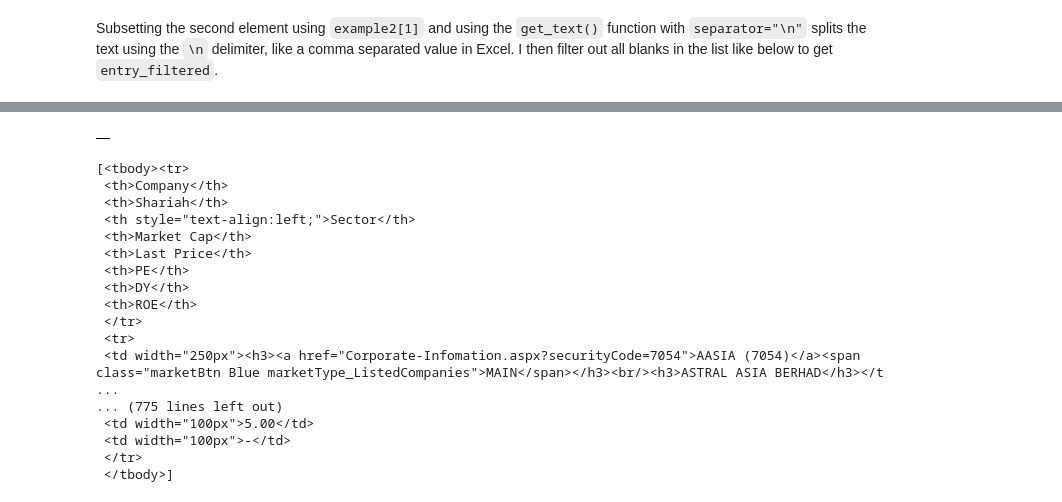
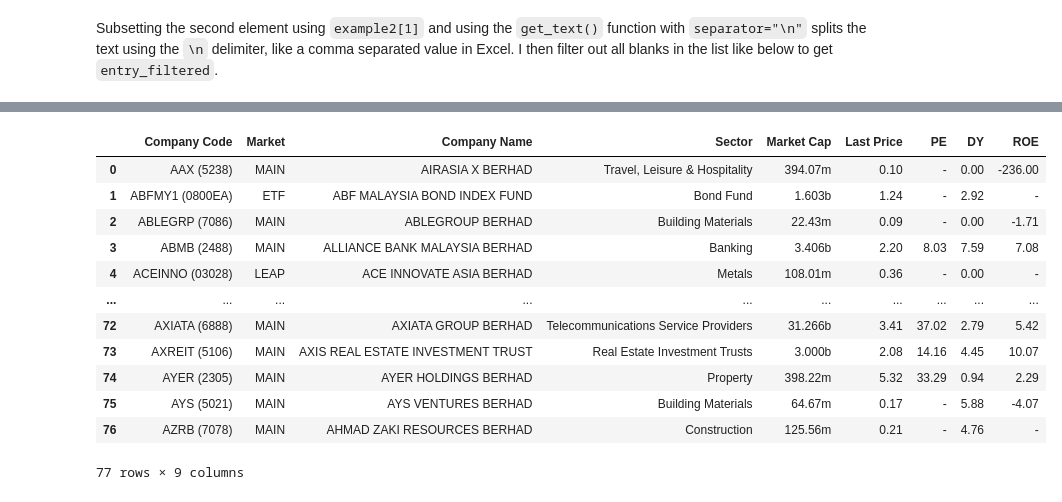
Before and after one commit to atlas-github/fi_analytics, a Jupyter notebook: Chapter_4_Enrich_your_datasets_by_web_scraping_using_Beautiful_Soup.ipynb, the cells around one changed output, grey strips where cells are left out. Drawn from its saved outputs; the diff is of its cells as text; code cells hidden in the pictures.

```diff
--- a/Chapter_4_Enrich_your_datasets_by_web_scraping_using_Beautiful_Soup.ipynb
+++ b/Chapter_4_Enrich_your_datasets_by_web_scraping_using_Beautiful_Soup.ipynb
@@ -152,7 +152,7 @@ example#2 = [x for x in example if x != "\n"]
 # %% [markdown]
 Subsetting the second element using `example2[1]` and using the `get_text()` function with `separator="\n"` splits the text using the `\n` delimiter, like a comma separated value in Excel.  I then filter out all blanks in the list like below to get `entry_filtered`.
 # %%
-entry = example2[1].get_text(separator="\n").split("\n")
+entry = list(example[1])[2].get_text(separator="\n").split("\n")
 entry_filtered = [x for x in entry if x]
 entry_filtered
 # %% [output]
@@ -160,46 +168,38 @@ IndexError: ignored
 # %%
 import requests
 import pandas as pd
 from bs4 import BeautifulSoup
 
 url =  'https://www.malaysiastock.biz/Listed-Companies.aspx?type=A&value=A'
 
 response = requests.get(url)
 soup = BeautifulSoup(response.text, "html.parser")
 table = soup.findAll('table', {'class': 'marketWatch'})
 
 example = list(table[0])
 example2 = [x for x in example if x != "\n"]
 example2
 
 prices = []
 
-for i in range(1, len(example2)):
-    entry = example2[i].get_text(separator="\n").split("\n")
-    entry_filtered = [x for x in entry if x]
-    prices.append(entry_filtered)
+for i in range(2, int(len(example[1])/2)):
+  entry = list(example[1])[i*2].get_text(separator="\n").split("\n")
+  entry_filtered = [x for x in entry if x]
+  prices.append(entry_filtered)
 
 complete_table = pd.DataFrame(prices)
 complete_table.rename(columns = {0: "Company Code", 1: "Market", 2: "Company Name", 3: "Sector", 4: "Market Cap", 5: "Last Price", 6: "PE", 7: "DY", 8: "ROE"})
 # %% [output]
-|  |
+|  | Company Code | Market | Company Name | Sector | Market Cap | Last Price | PE | DY | ROE |
+| 0 | AAX (5238) | MAIN | AIRASIA X BERHAD | Travel, Leisure & Hospitality | 394.07m | 0.10 | - | 0.00 | -236.00 |
+| 1 | ABFMY1 (0800EA) | ETF | ABF MALAYSIA BOND INDEX FUND | Bond Fund | 1.603b | 1.24 | - | 2.92 | - |
+| 2 | ABLEGRP (7086) | MAIN | ABLEGROUP BERHAD | Building Materials | 22.43m | 0.09 | - | 0.00 | -1.71 |
+| 3 | ABMB (2488) | MAIN | ALLIANCE BANK MALAYSIA BERHAD | Banking | 3.406b | 2.20 | 8.03 | 7.59 | 7.08 |
+| 4 | ACEINNO (03028) | LEAP | ACE INNOVATE ASIA BERHAD | Metals | 108.01m | 0.36 | - | 0.00 | - |
+| ... | ... | ... | ... | ... | ... | ... | ... | ... | ... |
+| 72 | AXIATA (6888) | MAIN | AXIATA GROUP BERHAD | Telecommunications Service Providers | 31.266b | 3.41 | 37.02 | 2.79 | 5.42 |
+| 73 | AXREIT (5106) | MAIN | AXIS REAL ESTATE INVESTMENT TRUST | Real Estate Investment Trusts | 3.000b | 2.08 | 14.16 | 4.45 | 10.07 |
+| 74 | AYER (2305) | MAIN | AYER HOLDINGS BERHAD | Property | 398.22m | 5.32 | 33.29 | 0.94 | 2.29 |
+| 75 | AYS (5021) | MAIN | AYS VENTURES BERHAD | Building Materials | 64.67m | 0.17 | - | 5.88 | -4.07 |
+| 76 | AZRB (7078) | MAIN | AHMAD ZAKI RESOURCES BERHAD | Construction | 125.56m | 0.21 | - | 4.76 | - |
+77 rows × 9 columns
-# %%
-example2
-# %% [output]
-[<tbody><tr>
- <th>Company</th>
- <th>Shariah</th>
- <th style="text-align:left;">Sector</th>
- <th>Market Cap</th>
- <th>Last Price</th>
- <th>PE</th>
- <th>DY</th>
- <th>ROE</th>
- </tr>
- <tr>
- <td width="250px"><h3><a href="Corporate-Infomation.aspx?securityCode=7054">AASIA (7054)</a><span class="marketBtn Blue marketType_ListedCompanies">MAIN</span></h3><br/><h3>ASTRAL ASIA BERHAD</h3></t ...
-... (775 lines left out)
- <td width="100px">5.00</td>
- <td width="100px">-</td>
- </tr>
- </tbody>]
```
Also changed, not shown: parts of 5 cells of this notebook.
